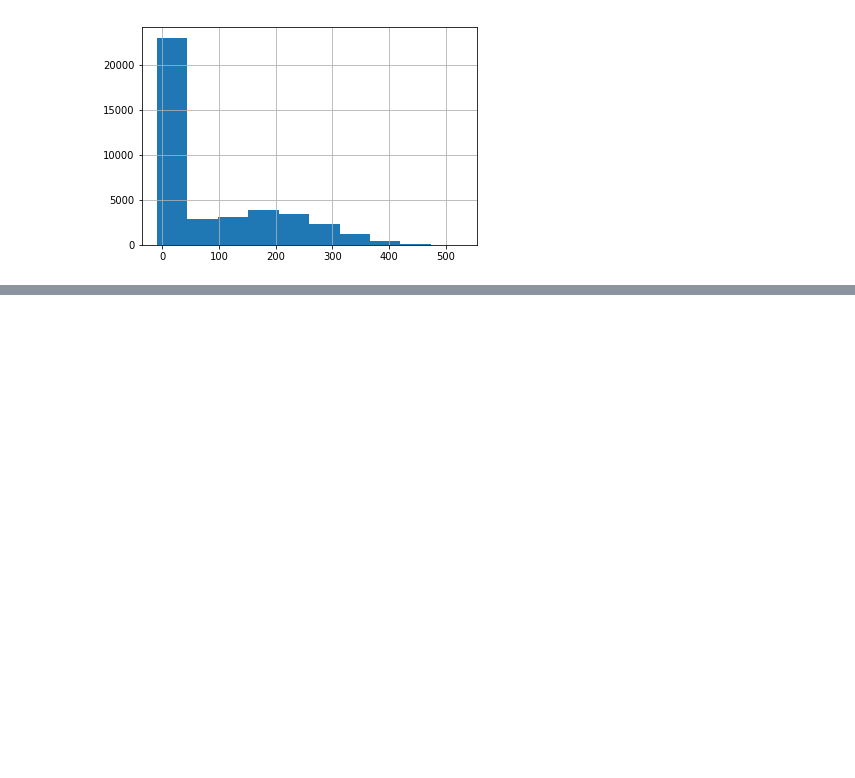
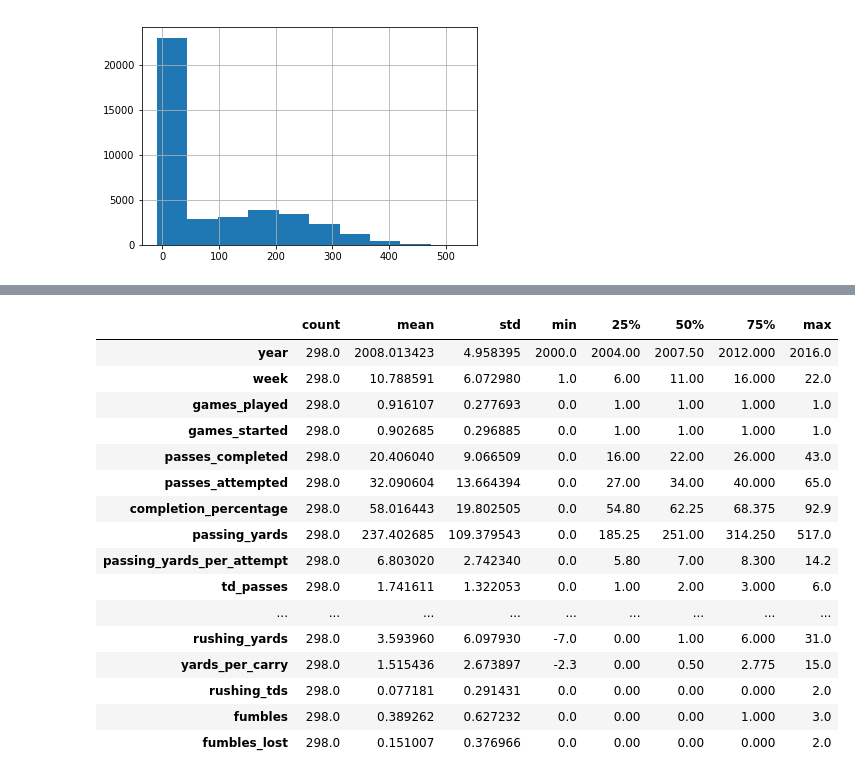
Before and after one commit to ccentola/nfl-eda, a Jupyter notebook: qb_game_logs.ipynb, the cells around one changed output, grey strips where cells are left out. Cells and saved outputs as stored; diff of their text form; code cells hidden in the pictures; blank space fills up the shorter version.

```diff
--- a/qb_game_logs.ipynb
+++ b/qb_game_logs.ipynb
@@ -82,0 +141,21 @@ df['passing_yards'].hist()
+# %%
+mask = (df['name'] == 'Brady, Tom') & (df['season'] != 'Preseason')
+df[mask].describe().T
+# %% [output]
+|  | count | mean | std | min | 25% | 50% | 75% | max |
+| year | 298.0 | 2008.013423 | 4.958395 | 2000.0 | 2004.00 | 2007.50 | 2012.000 | 2016.0 |
+| week | 298.0 | 10.788591 | 6.072980 | 1.0 | 6.00 | 11.00 | 16.000 | 22.0 |
+| games_played | 298.0 | 0.916107 | 0.277693 | 0.0 | 1.00 | 1.00 | 1.000 | 1.0 |
+| games_started | 298.0 | 0.902685 | 0.296885 | 0.0 | 1.00 | 1.00 | 1.000 | 1.0 |
+| passes_completed | 298.0 | 20.406040 | 9.066509 | 0.0 | 16.00 | 22.00 | 26.000 | 43.0 |
+| passes_attempted | 298.0 | 32.090604 | 13.664394 | 0.0 | 27.00 | 34.00 | 40.000 | 65.0 |
+| completion_percentage | 298.0 | 58.016443 | 19.802505 | 0.0 | 54.80 | 62.25 | 68.375 | 92.9 |
+| passing_yards | 298.0 | 237.402685 | 109.379543 | 0.0 | 185.25 | 251.00 | 314.250 | 517.0 |
+| passing_yards_per_attempt | 298.0 | 6.803020 | 2.742340 | 0.0 | 5.80 | 7.00 | 8.300 | 14.2 |
+| td_passes | 298.0 | 1.741611 | 1.322053 | 0.0 | 1.00 | 2.00 | 3.000 | 6.0 |
+| ... | ... | ... | ... | ... | ... | ... | ... | ... |
+| rushing_yards | 298.0 | 3.593960 | 6.097930 | -7.0 | 0.00 | 1.00 | 6.000 | 31.0 |
+| yards_per_carry | 298.0 | 1.515436 | 2.673897 | -2.3 | 0.00 | 0.50 | 2.775 | 15.0 |
+| rushing_tds | 298.0 | 0.077181 | 0.291431 | 0.0 | 0.00 | 0.00 | 0.000 | 2.0 |
+| fumbles | 298.0 | 0.389262 | 0.627232 | 0.0 | 0.00 | 0.00 | 1.000 | 3.0 |
+| fumbles_lost | 298.0 | 0.151007 | 0.376966 | 0.0 | 0.00 | 0.00 | 0.000 | 2.0 |
```
Also changed, not shown: parts of 5 cells of this notebook, 1 other file.
